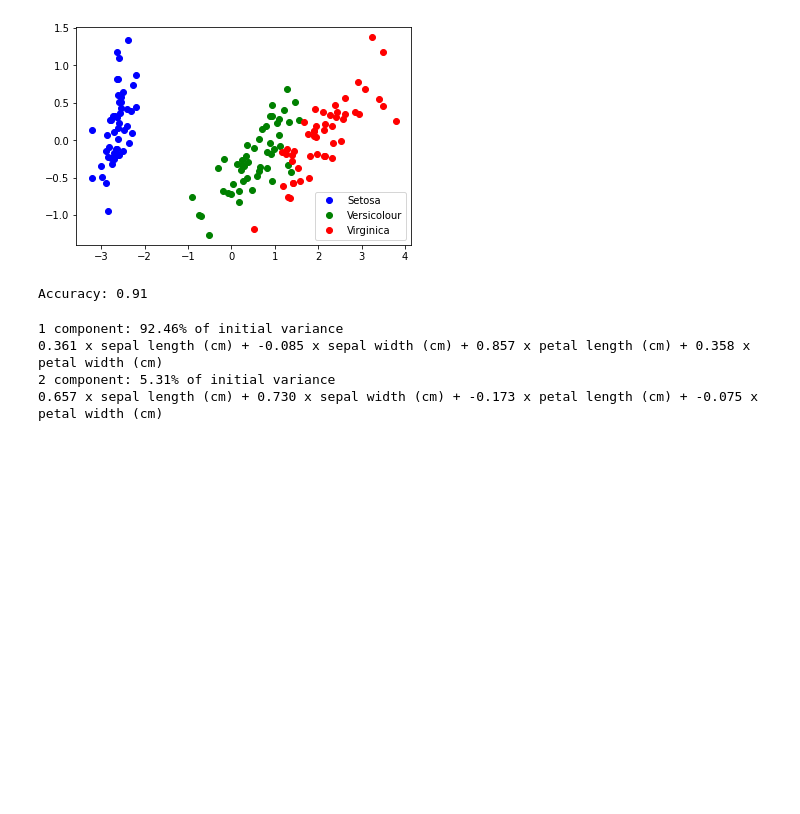
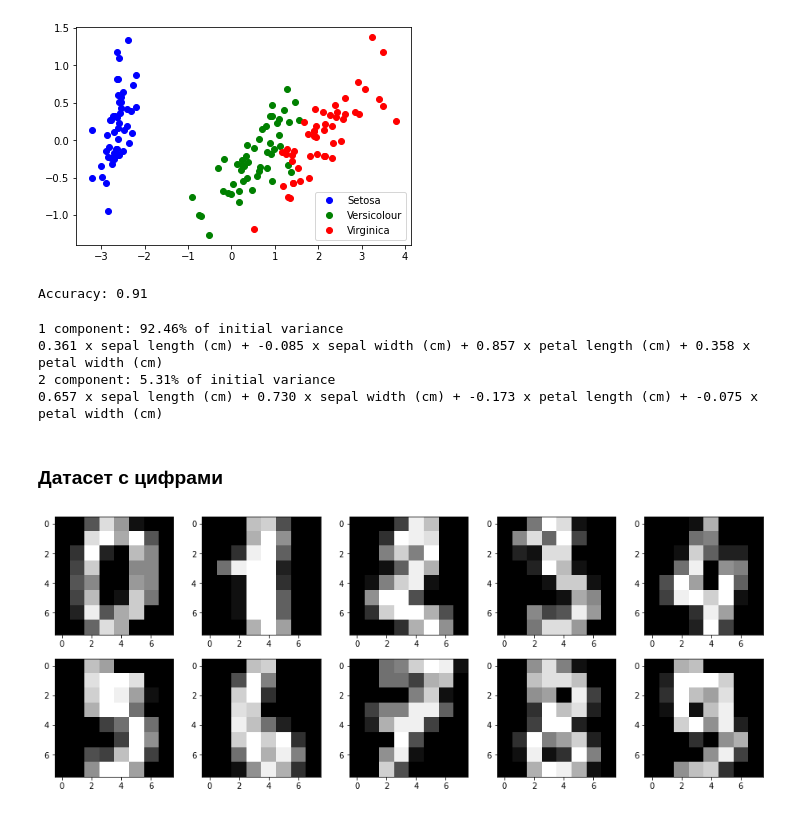
Before and after one commit to AlexeyMarg/open_ai_course, a Jupyter notebook: 7_without_teacher/7_without_teacher.ipynb, the cells around one changed output. Cells and saved outputs as stored; diff of their text form; code cells hidden in the pictures; blank space fills up the shorter version.

```diff
--- a/7_without_teacher/7_without_teacher.ipynb
+++ b/7_without_teacher/7_without_teacher.ipynb
@@ -102,3 +102,16 @@ for i, component in enumerate(pca.components_):
 0.361 x sepal length (cm) + -0.085 x sepal width (cm) + 0.857 x petal length (cm) + 0.358 x petal width (cm)
 2 component: 5.31% of initial variance
 0.657 x sepal length (cm) + 0.730 x sepal width (cm) + -0.173 x petal length (cm) + -0.075 x petal width (cm)
+# %% [markdown]
+### Датасет с цифрами
+# %%
+digits = datasets.load_digits()
+X = digits.data
+y = digits.target
+# %%
+plt.figure(figsize=(16, 6))
+for i in range(10):
+    plt.subplot(2, 5, i + 1)
+    plt.imshow(X[i,:].reshape([8,8]), cmap='gray');
+# %% [output]
+[figure, added]
```
Also changed, not shown: parts of 6 cells of this notebook.
